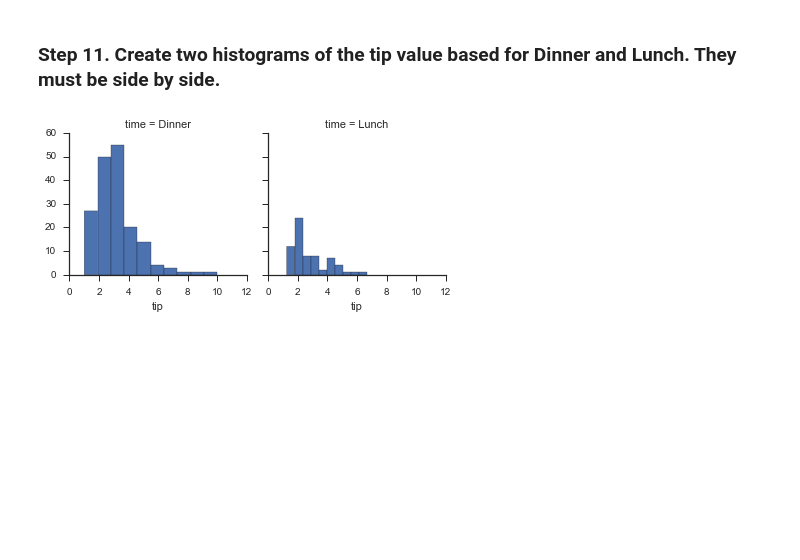
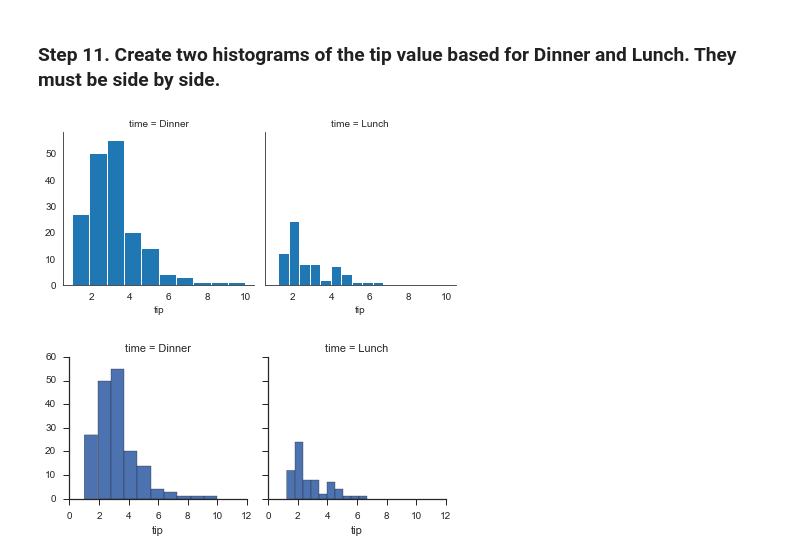
Before and after one commit to RoxannaW/Data-science-bootcamp, a Jupyter notebook: Curso/Week_5/day3/exercises/pandas/07_Visualization/Tips/07_Tips_Solutions.ipynb, the cells around one changed output. Cells and saved outputs as stored; diff of their text form; code cells hidden in the pictures; blank space fills up the shorter version.

```diff
--- a/Curso/Week_5/day3/exercises/pandas/07_Visualization/Tips/07_Tips_Solutions.ipynb
+++ b/Curso/Week_5/day3/exercises/pandas/07_Visualization/Tips/07_Tips_Solutions.ipynb
@@ -162,6 +162,11 @@ sns.boxplot(x=tips.day, y=tips.total_bill, hue=tips.time)
 [figure]
 # %% [markdown]
 ### Step 11. Create two histograms of the tip value based for Dinner and Lunch. They must be side by side.
+# %%
+x = sns.FacetGrid(tips, col="time")
+x.map(plt.hist, "tip")
+# %% [output]
+[figure, added]
 # %%
 # %% [output]
 [figure]
```
Also changed, not shown: parts of 2 cells of this notebook, 3 other files.
